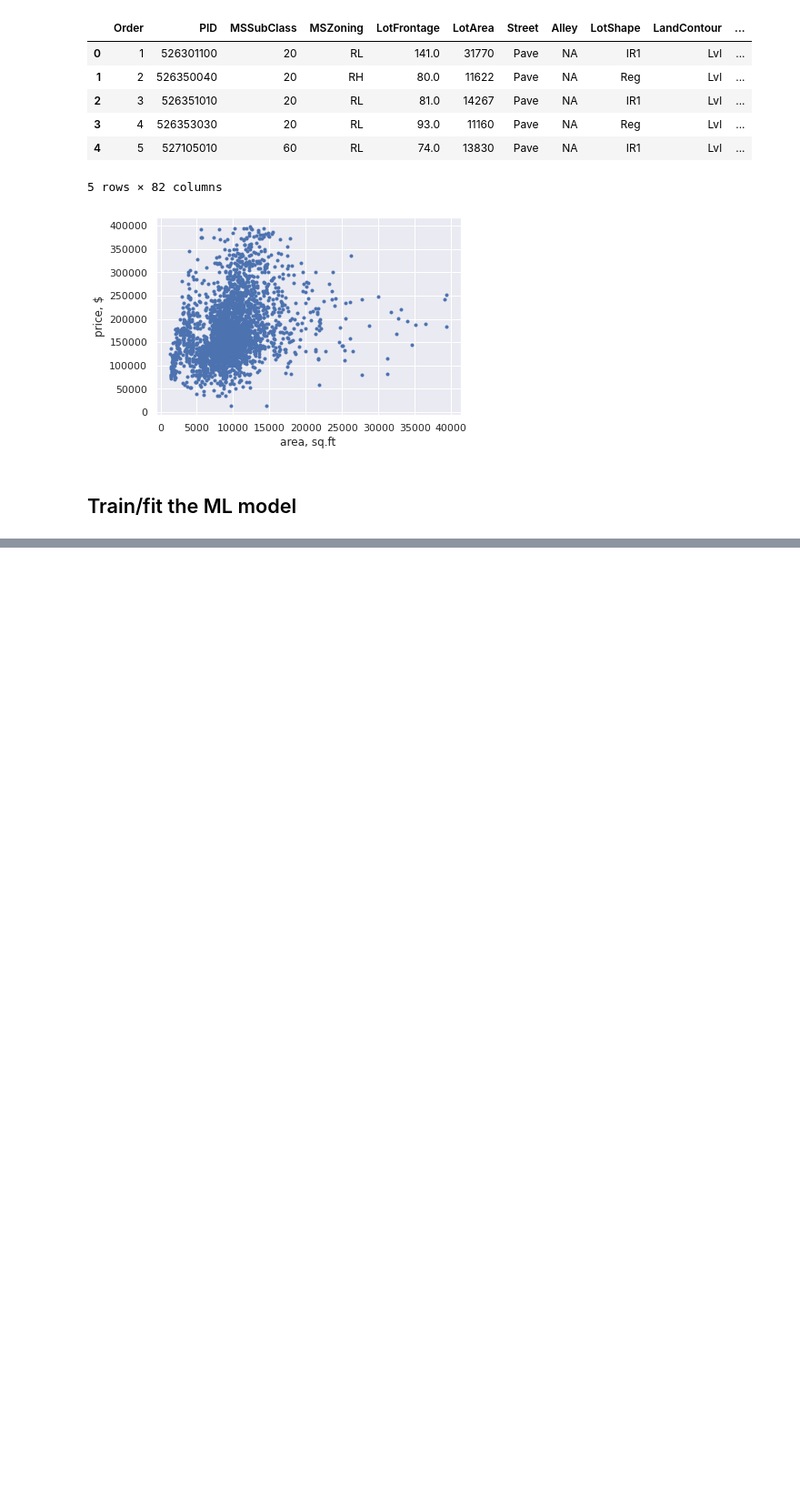
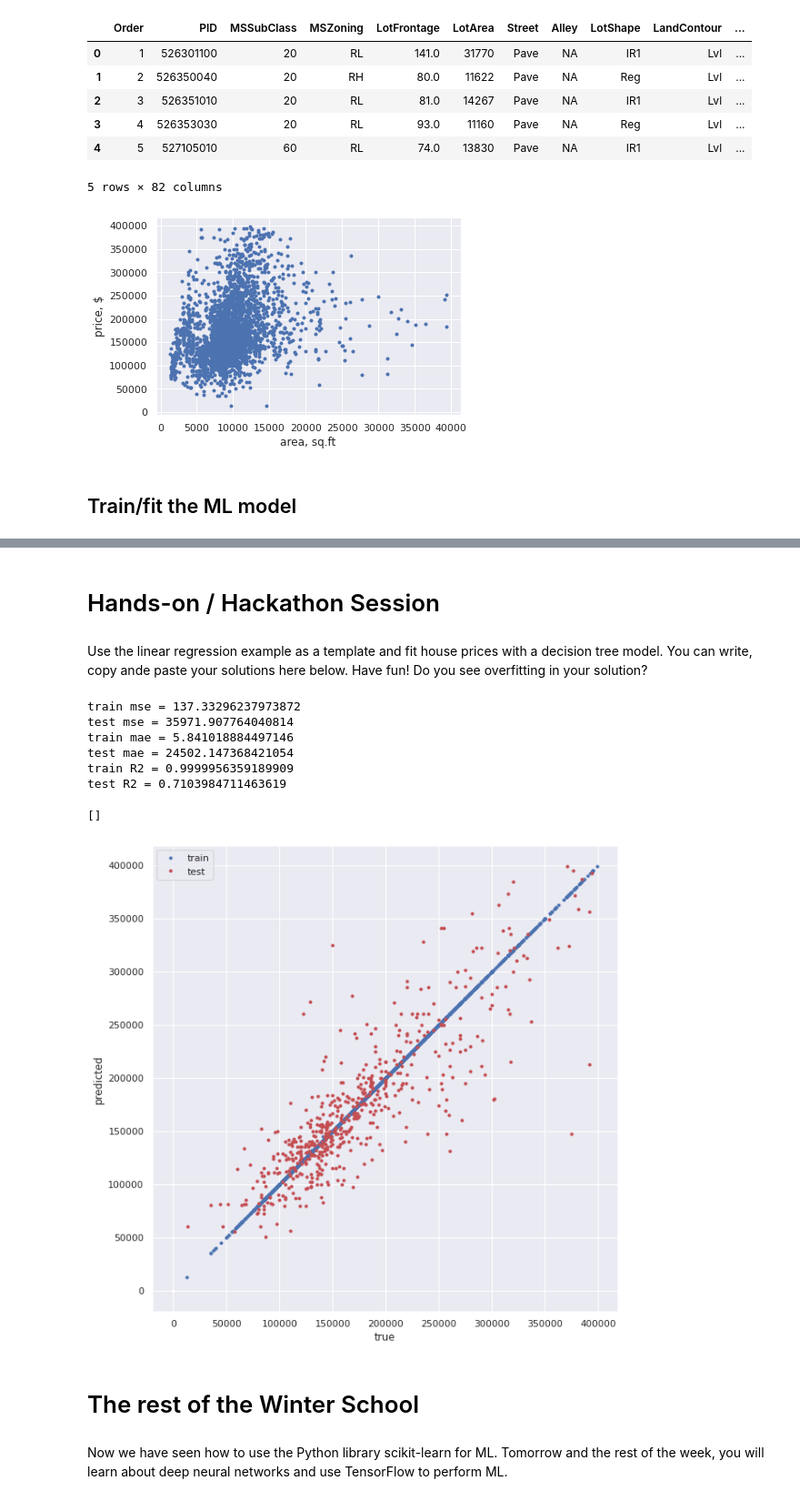
Before and after one commit to sigvehaug/MLwPython, a Jupyter notebook: Course_1.ipynb, the cells around one changed output, grey strips where cells are left out. Shown at 91% size. Drawn from its saved outputs; the diff is of its cells as text; code cells hidden in the pictures; blank space fills up the shorter version.

```diff
--- a/Course_1.ipynb
+++ b/Course_1.ipynb
@@ -279,0 +320,53 @@ Use linear regression to fit house prices dataset.
+# %% [markdown]
+# Hands-on / Hackathon Session
+# %% [markdown]
+Use the linear regression example as a template and fit house prices with a decision tree model. You can write, copy ande paste your solutions here below. Have fun! Do you see overfitting in your solution?
+# %%
+# Import libraries
+#from sklearn import tree
+from sklearn.ensemble import RandomForestClassifier
+
+reg = tree.DecisionTreeRegressor()
+#reg = RandomForestClassifier(n_estimators=10)
+
+# Fit your model
+reg.fit(x_train, y_train)
+reg.fit(x_train, y_train)
+# Do predictions
+y_p_train = reg.predict(x_train)
+y_p_test = reg.predict(x_test)
+# Evaluate the performance measures
+# mse
+print('train mse =', np.std(y_train - y_p_train))
+print('test mse =', np.std(y_test - y_p_test))
+# mse
+print('train mae =', np.mean(np.abs(y_train - y_p_train)))
+print('test mae =', np.mean(np.abs(y_test - y_p_test)))
+# R2
+print('train R2 =', reg.score(x_train, y_train))
+print('test R2 =', reg.score(x_test, y_test))
+
+# Plot y vs predicted y for test and train parts
+plt.figure(figsize=(10,10))
+plt.plot(y_train, y_p_train, 'b.', label='train')
+plt.plot(y_test, y_p_test, 'r.', label='test')
+
+plt.plot([0], [0], 'w.')  # dummy to have origin
+plt.xlabel('true')
+plt.ylabel('predicted')
+plt.gca().set_aspect('equal')
+plt.legend()
+plt.plot()
+# %% [output]
+train mse = 137.33296237973872
+test mse = 35971.907764040814
+train mae = 5.841018884497146
+test mae = 24502.147368421054
+train R2 = 0.9999956359189909
+test R2 = 0.7103984711463619
+[]
+[figure, added]
+# %% [markdown]
+# The rest of the Winter School
+# %% [markdown]
+Now we have seen how to use the Python library scikit-learn for ML. Tomorrow and the rest of the week, you will learn about deep neural networks and use TensorFlow to perform ML.
```
Also changed, not shown: parts of 13 cells of this notebook.
